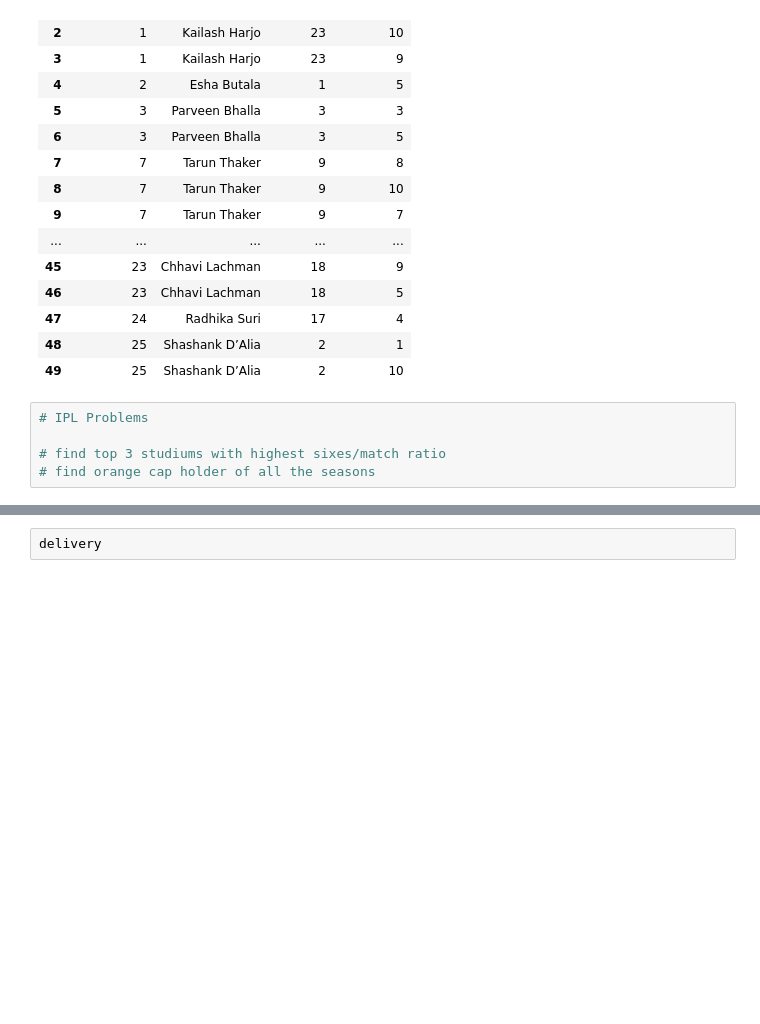
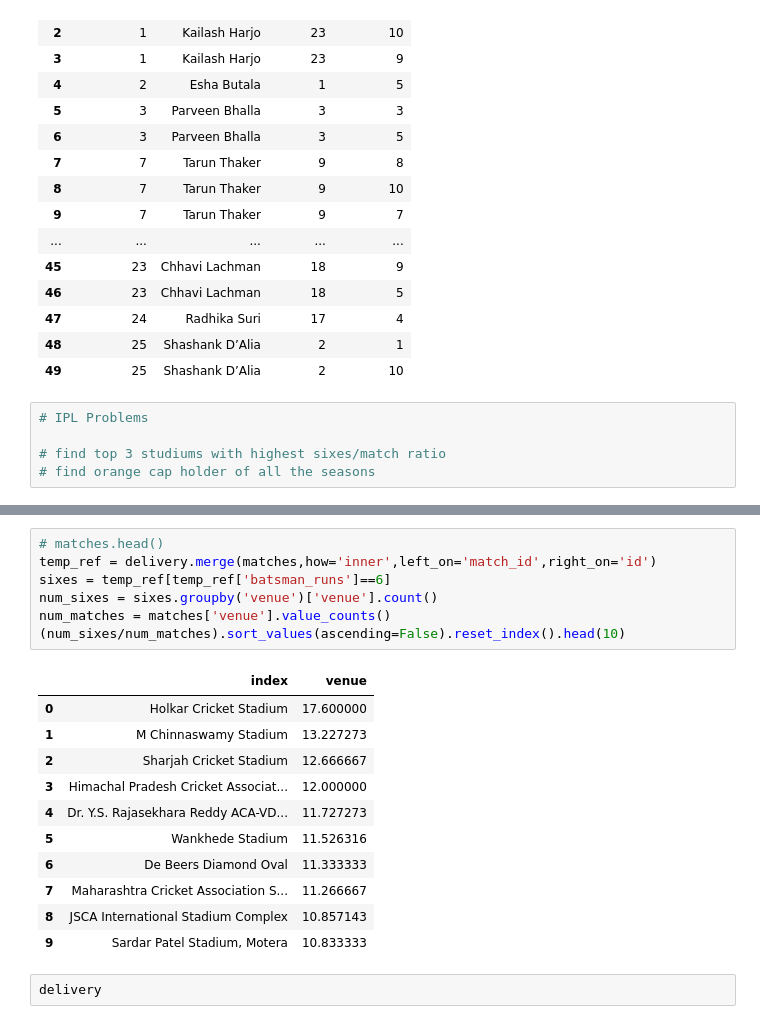
Before and after one commit to farhanzafrani/Data-Science-Mentorship-Program, a Jupyter notebook: Pandas/session_20_merging.ipynb, the cells around one changed output, grey strips where cells are left out. Drawn from its saved outputs; the diff is of its cells as text; blank space fills up the shorter version.

```diff
--- a/Pandas/session_20_merging.ipynb
+++ b/Pandas/session_20_merging.ipynb
@@ -399,3 +383,22 @@ matches
+# %%
+# matches.head()
+temp_ref = delivery.merge(matches,how='inner',left_on='match_id',right_on='id')
+sixes = temp_ref[temp_ref['batsman_runs']==6]
+num_sixes = sixes.groupby('venue')['venue'].count()
+num_matches = matches['venue'].value_counts()
+(num_sixes/num_matches).sort_values(ascending=False).reset_index().head(10)
+# %% [output]
+|  | index | venue |
+| 0 | Holkar Cricket Stadium | 17.600000 |
+| 1 | M Chinnaswamy Stadium | 13.227273 |
+| 2 | Sharjah Cricket Stadium | 12.666667 |
+| 3 | Himachal Pradesh Cricket Associat... | 12.000000 |
+| 4 | Dr. Y.S. Rajasekhara Reddy ACA-VD... | 11.727273 |
+| 5 | Wankhede Stadium | 11.526316 |
+| 6 | De Beers Diamond Oval | 11.333333 |
+| 7 | Maharashtra Cricket Association S... | 11.266667 |
+| 8 | JSCA International Stadium Complex | 10.857143 |
+| 9 | Sardar Patel Stadium, Motera | 10.833333 |
 # %%
 delivery
 # %% [output]
```
Also changed, not shown: parts of 3 cells of this notebook.
